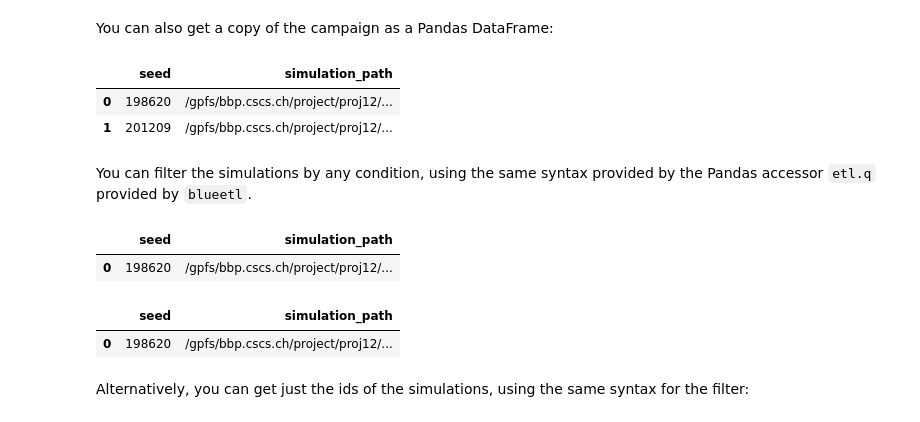
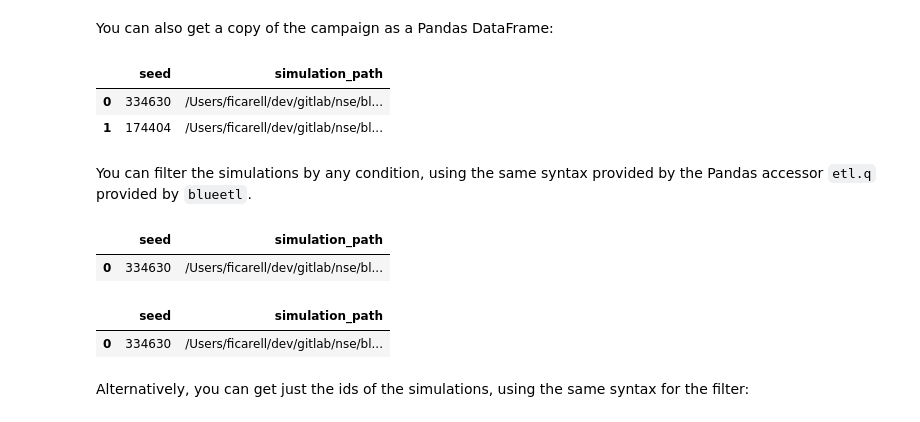
Before and after one commit to BlueBrain/blueetl, a Jupyter notebook: doc/source/notebooks/03_simulation_campaign.ipynb, the cells around one changed output. Drawn from its saved outputs; the diff is of its cells as text; code cells hidden in the pictures.

Commit message:
Add a simple simulation campaign using a subsampled circuit
This is needed to run the Jupyter notebooks in the documentation.

```diff
--- a/doc/source/notebooks/03_simulation_campaign.ipynb
+++ b/doc/source/notebooks/03_simulation_campaign.ipynb
@@ -7,7 +7,7 @@ In these cases it's possible to use the class `SimulationCampaign` as shown in t
 # %%
 from blueetl.campaign.config import SimulationCampaign
 
-config_file = "/gpfs/bbp.cscs.ch/project/proj12/NSE/blueetl/data/sim-campaign-sonata/a04addca-bda3-47d7-ad2d-c41187252a2b/config.json"
+config_file = "../data/simulation-campaign/config.json"
 campaign = SimulationCampaign.load(config_file)
 # %% [markdown]
 You can then access some attributes:
@@ -75,20 +75,20 @@ You can also get a copy of the campaign as a Pandas DataFrame:
 campaign.get()
 # %% [output]
 |  | seed | simulation_path |
-| 0 | 198620 | /gpfs/bbp.cscs.ch/project/proj12/... |
-| 1 | 201209 | /gpfs/bbp.cscs.ch/project/proj12/... |
+| 0 | 334630 | /Users/ficarell/dev/gitlab/nse/bl... |
+| 1 | 174404 | /Users/ficarell/dev/gitlab/nse/bl... |
 # %% [markdown]
 You can filter the simulations by any condition, using the same syntax provided by the Pandas accessor `etl.q` provided by `blueetl`.
 # %%
-campaign.get(seed=198620)
+campaign.get(seed=334630)
 # %% [output]
 |  | seed | simulation_path |
-| 0 | 198620 | /gpfs/bbp.cscs.ch/project/proj12/... |
+| 0 | 334630 | /Users/ficarell/dev/gitlab/nse/bl... |
 # %%
-campaign.get({"seed": 198620})
+campaign.get({"seed": 334630})
 # %% [output]
 |  | seed | simulation_path |
-| 0 | 198620 | /gpfs/bbp.cscs.ch/project/proj12/... |
+| 0 | 334630 | /Users/ficarell/dev/gitlab/nse/bl... |
 # %% [markdown]
 Alternatively, you can get just the ids of the simulations, using the same syntax for the filter:
 # %%
```
Also changed, not shown: parts of 10 cells of this notebook, 18 other files.
